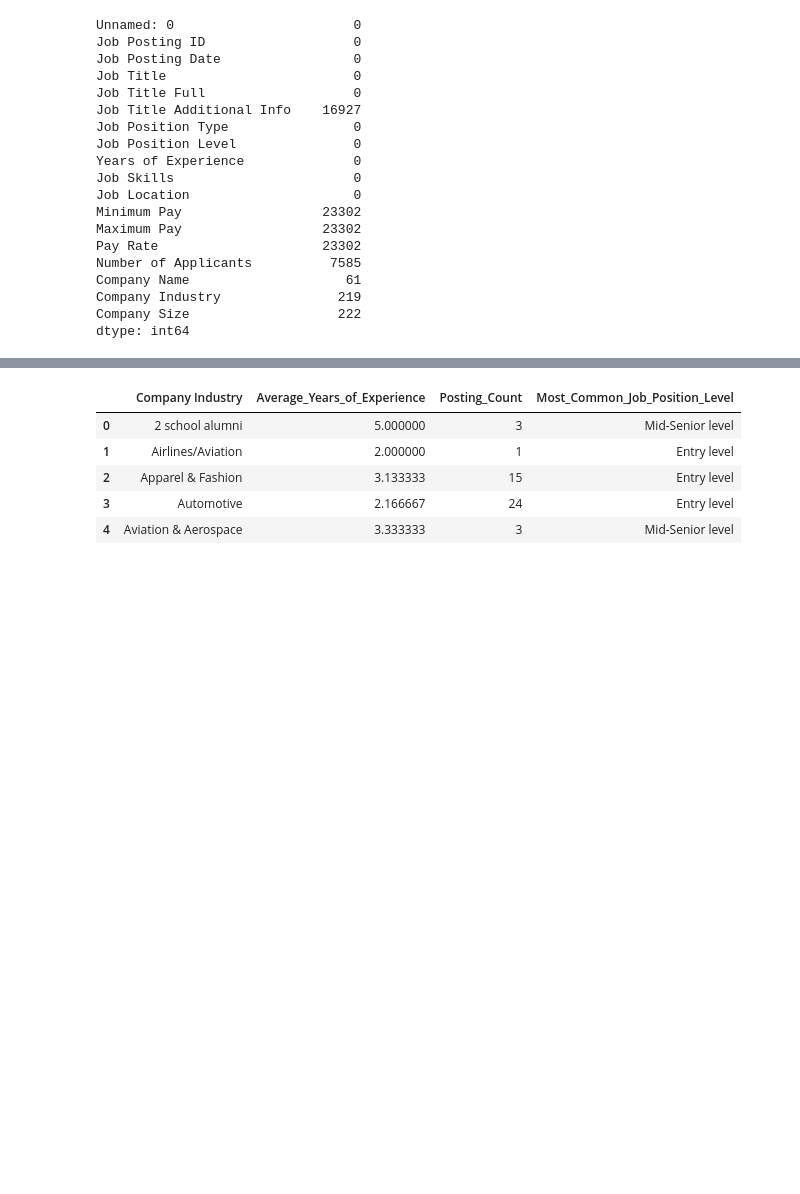
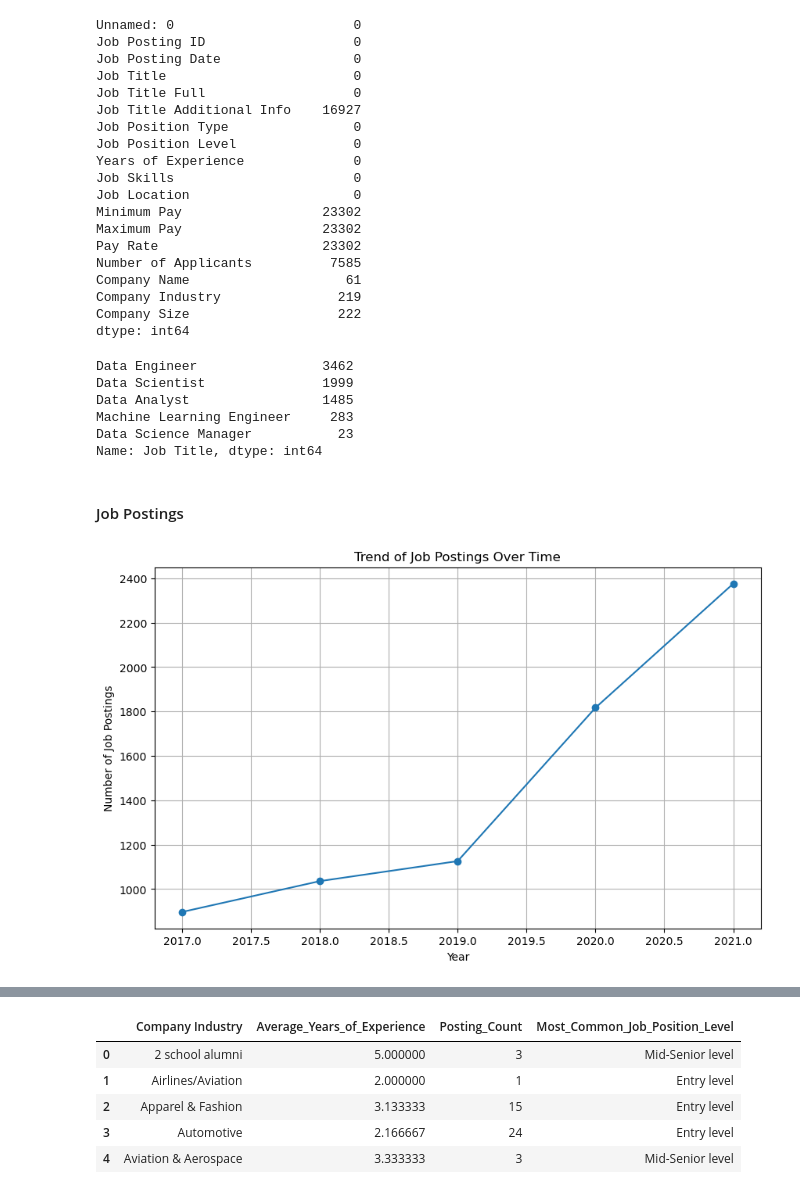
Before and after one commit to Ppius6/Job-Market-Analysis, a Jupyter notebook: JobMarket Analysis.ipynb, the cells around one changed output, grey strips where cells are left out. Cells and saved outputs as stored; diff of their text form; code cells hidden in the pictures; blank space fills up the shorter version.

```diff
--- a/JobMarket Analysis.ipynb
+++ b/JobMarket Analysis.ipynb
@@ -79,9 +102,17 @@ Company Size                   222
 dtype: int64
 # %%
 # Filter the dataset to include relevant job titles
+relevant_job_titles = ["Data Analyst", "Data Engineer", "Data Scientist", "Machine Learning Engineer", "Data Science Manager"]
 
-Job_postings = Job_postings[Job_postings['Job Title'].isin(["Data Analyst",
-    "Data Engineer",
-    "Data Scientist",
-    "Machine Learning Engineer",
-    "Data Science Manager"])]
+Job_postings = Job_postings[Job_postings['Job Title'].isin(relevant_job_titles)]
+
+Job_postings['Job Title'].value_counts()
+# %% [output]
+Data Engineer                3462
+Data Scientist               1999
+Data Analyst                 1485
+Machine Learning Engineer     283
+Data Science Manager           23
+Name: Job Title, dtype: int64
+# %% [markdown]
+#### Job Postings
@@ -87,0 +145,19 @@ Job_postings = Job_postings[Job_postings['Job Title'].isin(["Data Analyst",
+# %%
+# Trend of job postings over time (by date)
+
+# Create a new column for the year of the job posting
+Job_postings['Year'] = Job_postings['Job Posting Date'].dt.year
+
+# Group data by year to analyze the trend of job postings over time
+Job_postings_trend = Job_postings.groupby('Year')['Job Posting ID'].count().reset_index()
+
+# Plot the trend of job postings over time
+plt.figure(figsize=(10, 6))
+plt.plot(Job_postings_trend['Year'], Job_postings_trend['Job Posting ID'], marker='o')
+plt.xlabel('Year')
+plt.ylabel('Number of Job Postings')
+plt.title('Trend of Job Postings Over Time')
+plt.grid(True)
+plt.show()
+# %% [output]
+[figure, added]
```
Also changed, not shown: parts of 23 cells of this notebook.
